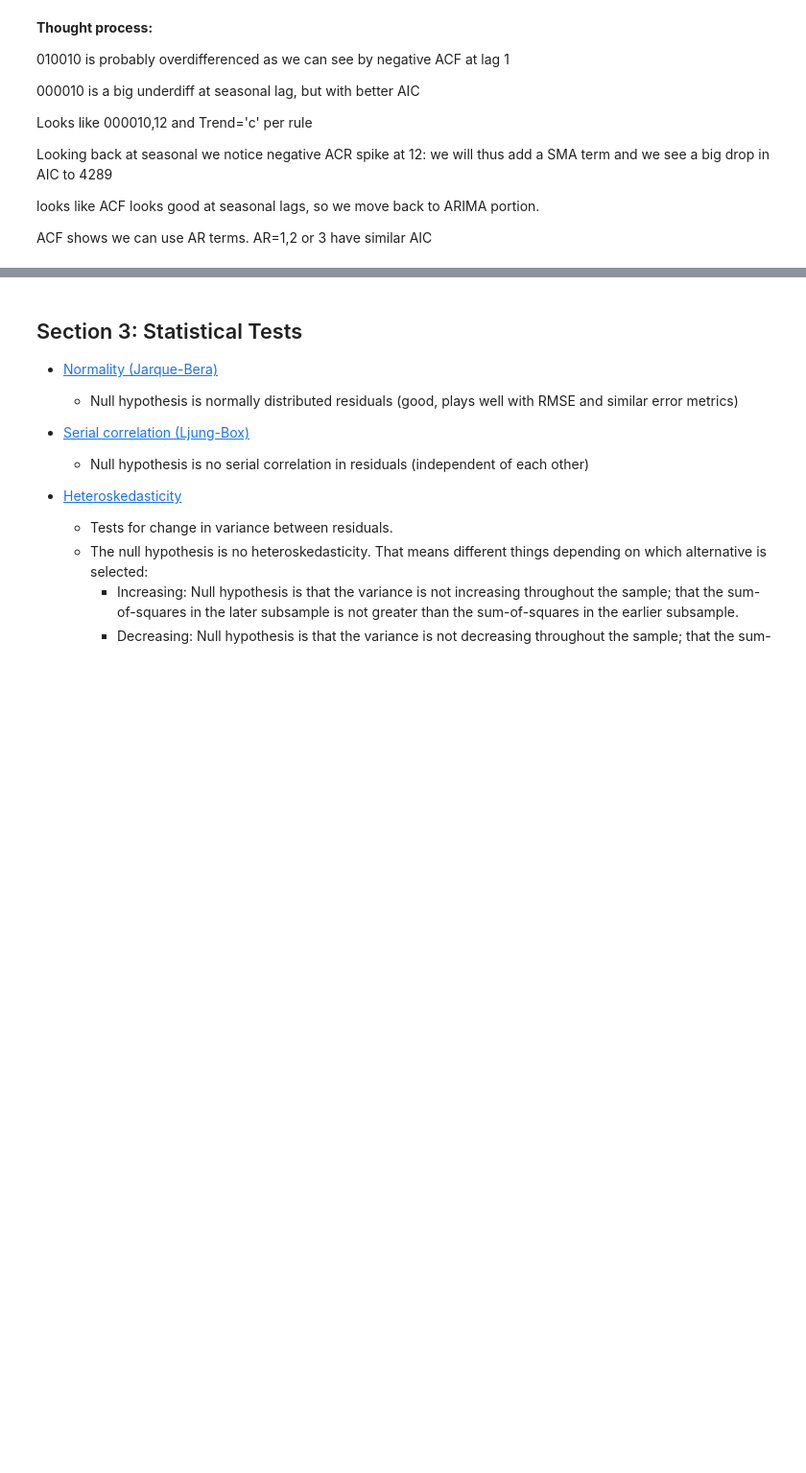
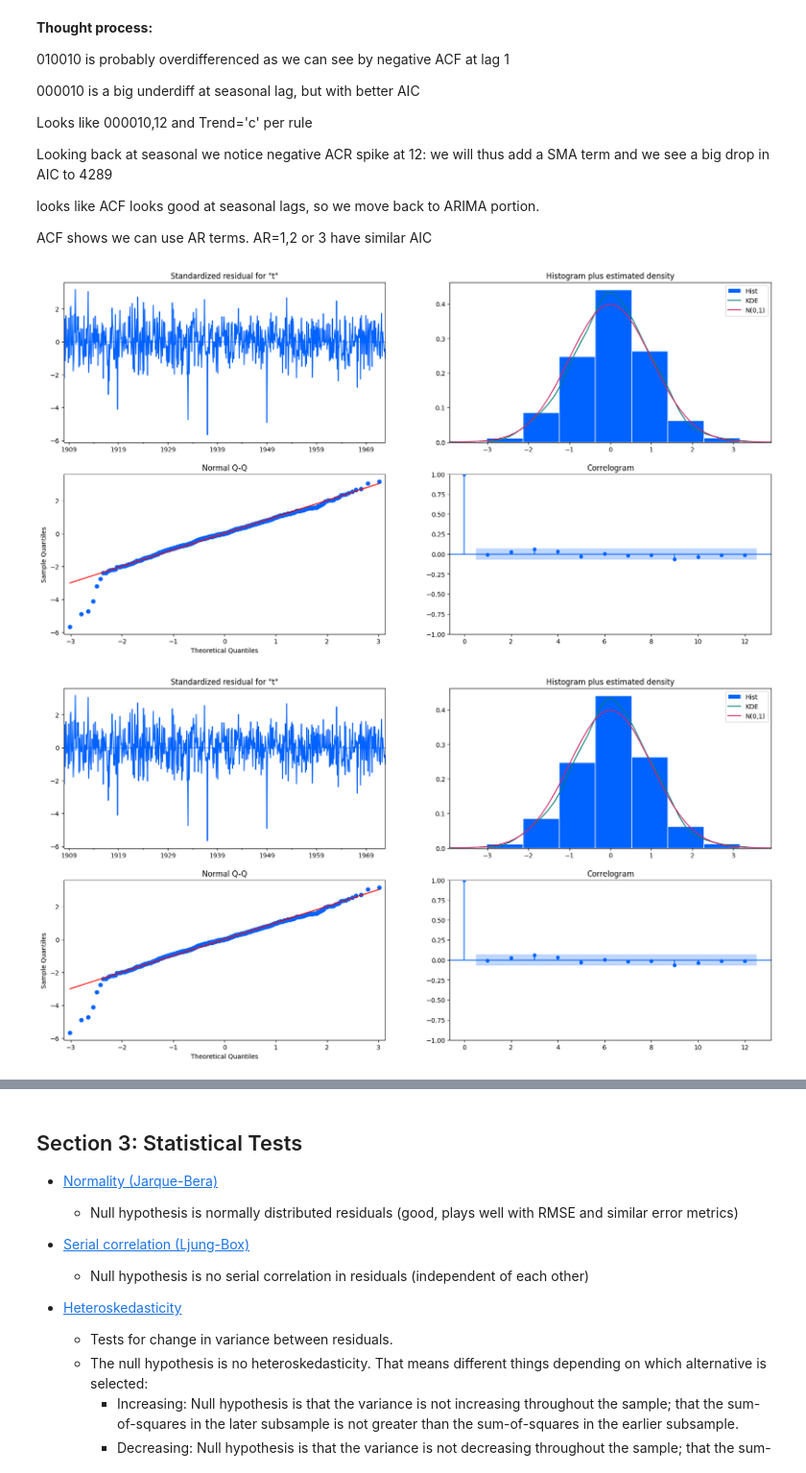
Before and after one commit to calebrauscher/IBM_Specialized_Models, a Jupyter notebook: Time Series and Survival Analysis/06f_DEMO_SARIMA_Prophet.ipynb, the cells around one changed output, grey strips where cells are left out. Shown at 96% size. Saved outputs shown, nothing was run; the diff lists cells and outputs as text; code cells hidden in the pictures; blank space fills up the shorter version.

```diff
--- a/Time Series and Survival Analysis/06f_DEMO_SARIMA_Prophet.ipynb
+++ b/Time Series and Survival Analysis/06f_DEMO_SARIMA_Prophet.ipynb
@@ -336,8 +475,7 @@ No decay to zero|Series is not stationary.
 #!pip install git+https://github.com/statsmodels/statsmodels.git
 
 # fit SARIMA monthly based on helper plots
-sar = sm.tsa.statespace.SARIMAX(monthly_temp.temp,
-                                order=(1,0,0),
-                                seasonal_order=(0,1,1,12),
-                                trend='c').fit()
+sar = sm.tsa.statespace.SARIMAX(
+    monthly_temp.temp, order=(1, 0, 0), seasonal_order=(0, 1, 1, 12), trend="c"
+).fit()
 sar.summary()
@@ -360,7 +520,13 @@ looks like ACF looks good at seasonal lags, so we move back to ARIMA portion.
 ACF shows we can use AR terms. AR=1,2 or 3 have similar AIC
 # %%
 # plot residual diagnostics
-sar.plot_diagnostics(lags=12,figsize = (20,10),);
+sar.plot_diagnostics(
+    lags=12,
+    figsize=(20, 10),
+)
+# %% [output]
+[figure, added]
+[figure, added]
 # %%
 # plot predictions
 pd.plotting.register_matplotlib_converters()
```
Also changed, not shown: parts of 99 cells of this notebook.
